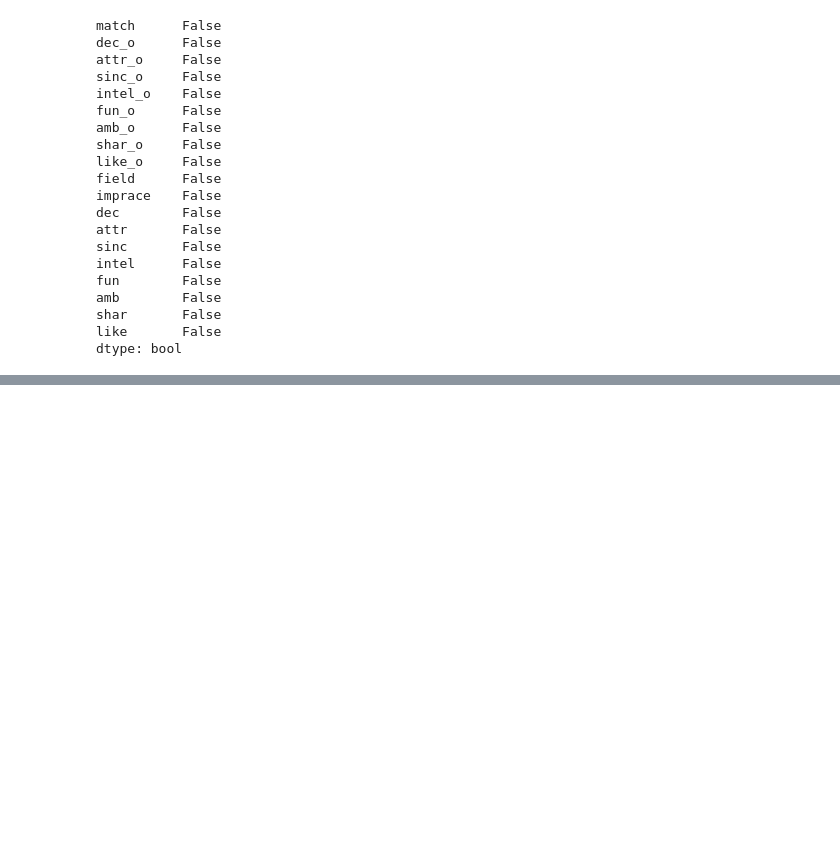
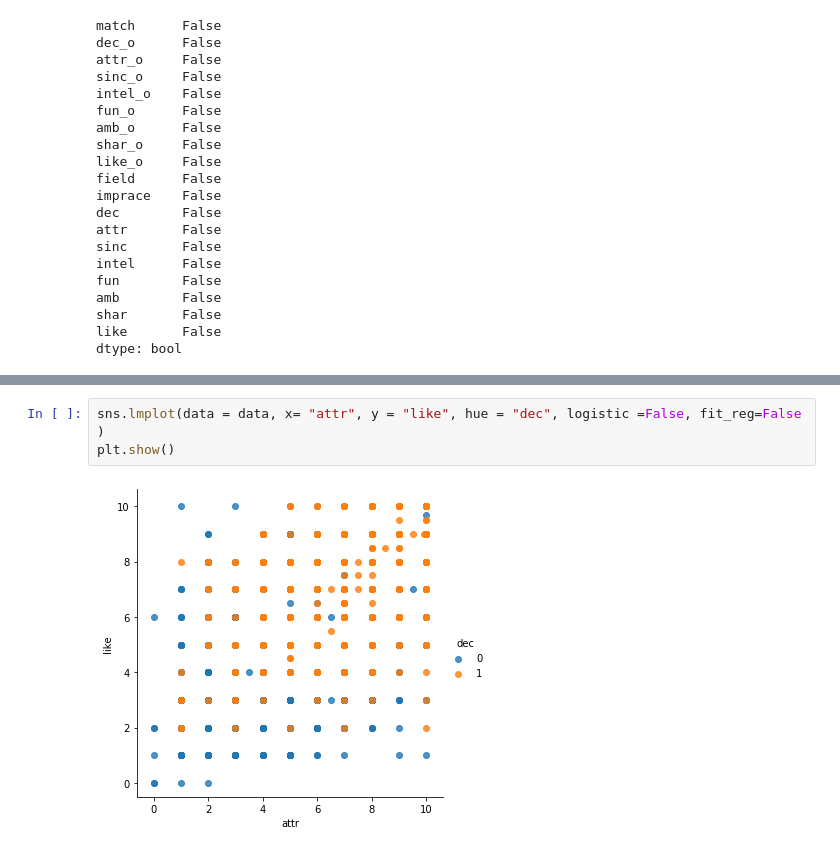
Before and after one commit to DialloYoussouf/Jedhabootcamp_Projects, a Jupyter notebook: Projet -- SPEED DATING.ipynb, the cells around one changed output, grey strips where cells are left out. Cells and saved outputs as stored; diff of their text form; blank space fills up the shorter version.

```diff
--- a/Projet -- SPEED DATING.ipynb
+++ b/Projet -- SPEED DATING.ipynb
@@ -354,0 +360,5 @@ plt.show()
+# %%
+sns.lmplot(data = data, x= "attr", y = "like", hue = "dec", logistic =False, fit_reg=False  )
+plt.show()
+# %% [output]
+[figure, added]
```
Also changed, not shown: parts of 11 cells of this notebook.
